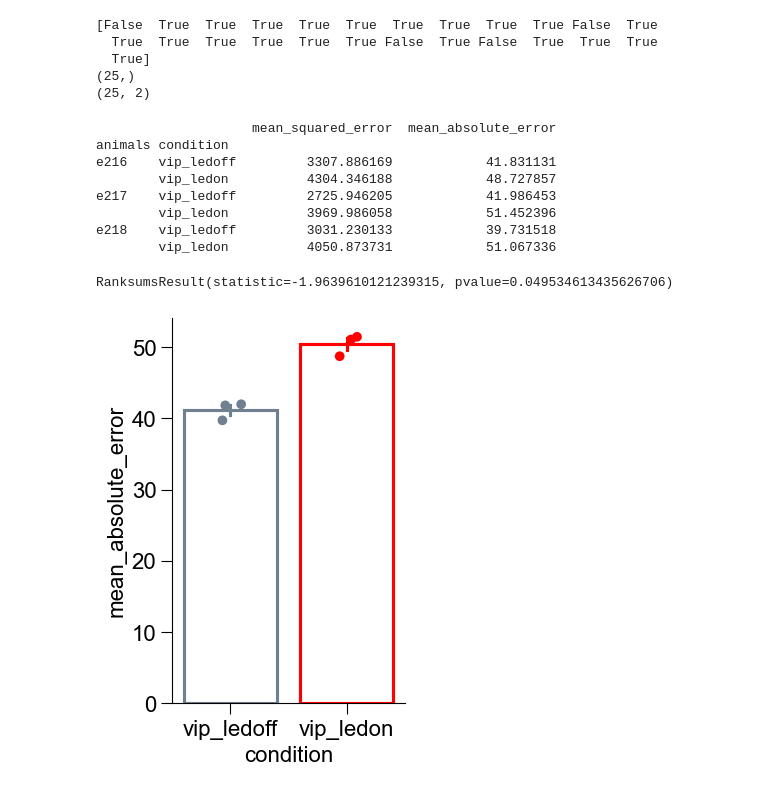
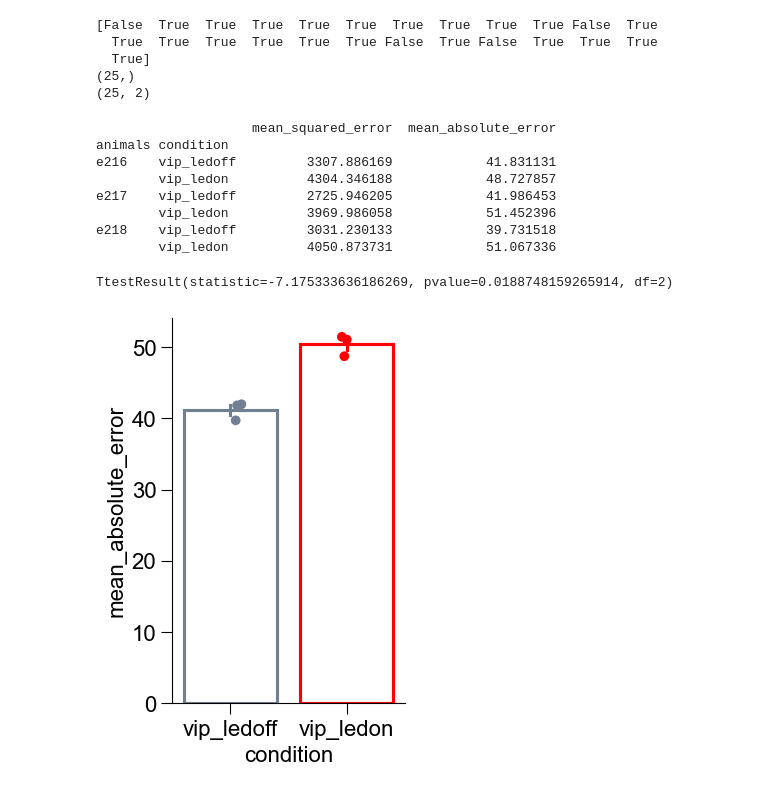
Before and after one commit to han-lab-wustl/han-lab, a Jupyter notebook: projects/opto/modeling/position_decoding_inference.ipynb, the cells around one changed output. Saved outputs shown, nothing was run; the diff lists cells and outputs as text; code cells hidden in the pictures.

```diff
--- a/projects/opto/modeling/position_decoding_inference.ipynb
+++ b/projects/opto/modeling/position_decoding_inference.ipynb
@@ -69,7 +69,7 @@ class CreateTimeSeriesData(Dataset):
 # import raw data
 with open("Z:\dcts_com_opto.p", "rb") as fp: #unpickle
         dcts = pickle.load(fp)
-conddf = pd.read_csv(r"Z:\condition_df\conddf_neural_com.csv", index_col=None)
+conddf = pd.read_csv(r"Z:\condition_df\old\conddf_neural_com.csv", index_col=None)
 # %%
 import matplotlib as mpl
 mpl.rcParams['svg.fonttype'] = 'none'
@@ -253,33 +264,33 @@ for ii,optoep in enumerate(conddf_.optoep.values):
     elif conddf_.in_type.values[ii]!='vip' and optoep>=2:
         condition.append('ctrl_ledon')
 df['condition'] = condition
 df = df.groupby(['animals', 'condition']).mean(numeric_only=True)
 print(df)
 import seaborn as sns
 plt.figure(figsize=(3,5))
 ax = sns.barplot(x = 'condition', y = 'mean_absolute_error', hue = 'condition', data=df,
         fill=False, errorbar='se',
         palette={'vip_ledoff': "slategray", 'vip_ledon': "red"})
 ax = sns.stripplot(x = 'condition', y = 'mean_absolute_error', hue = 'condition', data=df,
         palette={'vip_ledoff': "slategray", 'vip_ledon': "red"},s=7)
 ax.spines['top'].set_visible(False)
 ax.spines['right'].set_visible(False)
 
 plt.savefig(os.path.join(savedst, 'mean_abs_error_lstm.svg'), bbox_inches='tight')
 # per mouse
-scipy.stats.ranksums(df.loc[(df.index.get_level_values('condition') != 'vip_ledon'), 'mean_absolute_error'].values,
+scipy.stats.ttest_rel(df.loc[(df.index.get_level_values('condition') != 'vip_ledon'), 'mean_absolute_error'].values,
     df.loc[(df.index.get_level_values('condition') == 'vip_ledon'), 'mean_absolute_error'].values)
 # per session
 # scipy.stats.ranksums(df.loc[(df.condition != 'vip_ledon'), 'mean_absolute_error'].values,
 #     df.loc[(df.condition == 'vip_ledon'), 'mean_absolute_error'].values)
 # %% [output]
                     mean_squared_error  mean_absolute_error
 animals condition
 e216    vip_ledoff         3307.886169            41.831131
         vip_ledon          4304.346188            48.727857
 e217    vip_ledoff         2725.946205            41.986453
         vip_ledon          3969.986058            51.452396
 e218    vip_ledoff         3031.230133            39.731518
         vip_ledon          4050.873731            51.067336
-RanksumsResult(statistic=-1.9639610121239315, pvalue=0.049534613435626706)
+TtestResult(statistic=-7.175333636186269, pvalue=0.0188748159265914, df=2)
-[figure, old version]
+[figure, new version]
```
Also changed, not shown: parts of 1 cell of this notebook, 2 other files.
